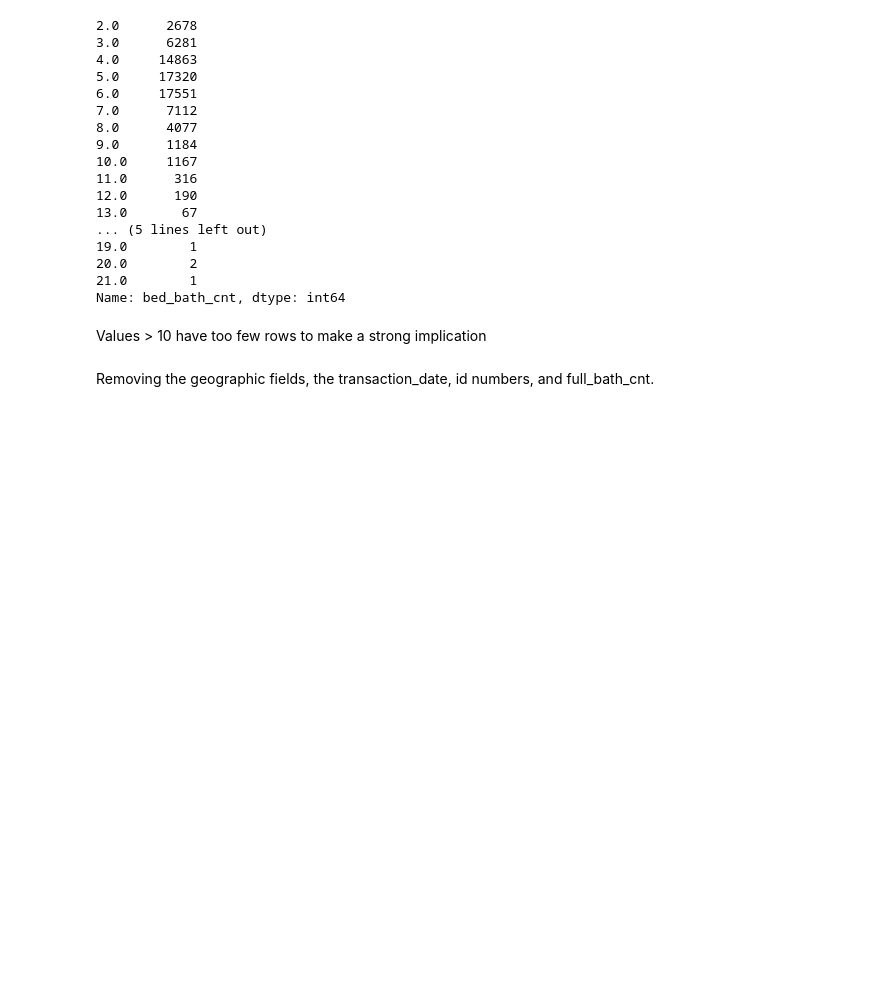
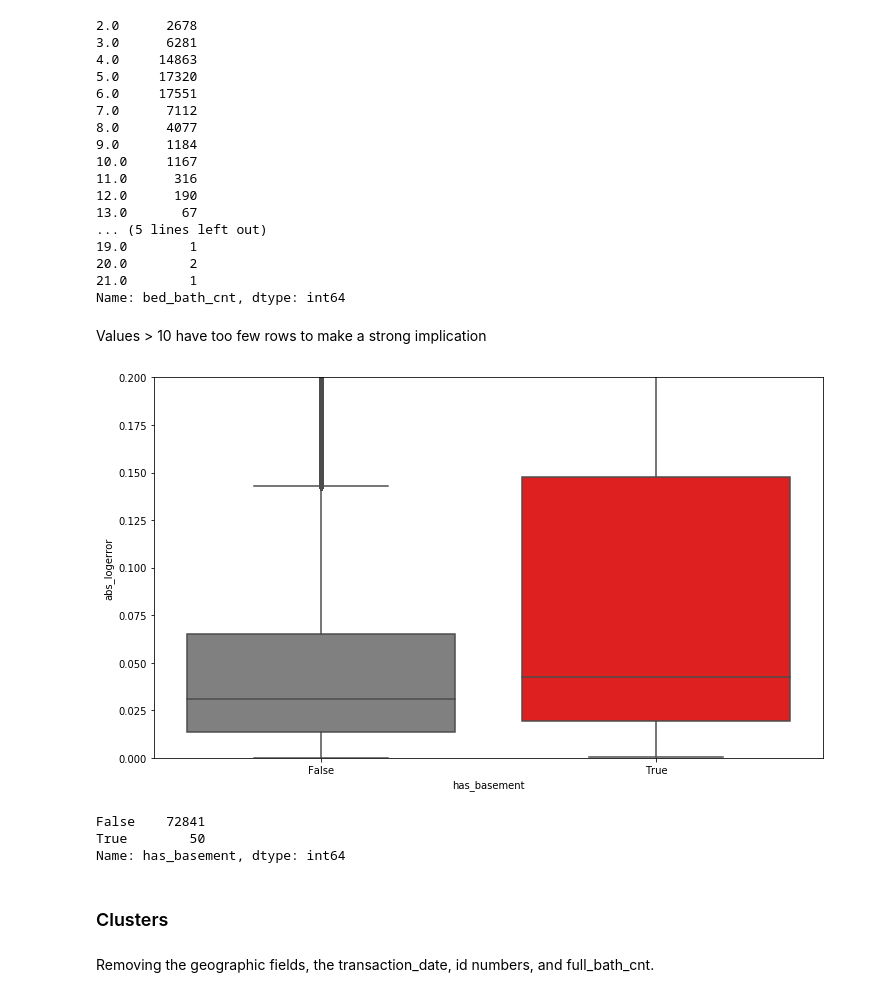
Before and after one commit to LambDom/Zillow-logerror, a Jupyter notebook: project_notebook2.ipynb, the cells around one changed output. Cells and saved outputs as stored; diff of their text form; code cells hidden in the pictures; blank space fills up the shorter version.

```diff
--- a/project_notebook2.ipynb
+++ b/project_notebook2.ipynb
@@ -354,6 +360,19 @@ zillow.bed_bath_cnt.value_counts().sort_index()
 Name: bed_bath_cnt, dtype: int64
 # %% [markdown]
 Values > 10 have too few rows to make a strong implication
+# %%
+plt.figure(figsize= (12,7))
+sns.boxplot(y = 'abs_logerror', data = zillow ,x = 'has_basement', palette=['grey']+['red']+['grey']*5+['red']*2)
+plt.ylim(0, .2)
+plt.show()
+zillow.has_basement.value_counts().sort_index()
+# %% [output]
+[figure, added]
+False    72841
+True        50
+Name: has_basement, dtype: int64
+# %% [markdown]
+### Clusters
 # %% [markdown]
 Removing the geographic fields, the transaction_date, id numbers, and full_bath_cnt.
 # %%
```
Also changed, not shown: parts of 44 cells of this notebook.
